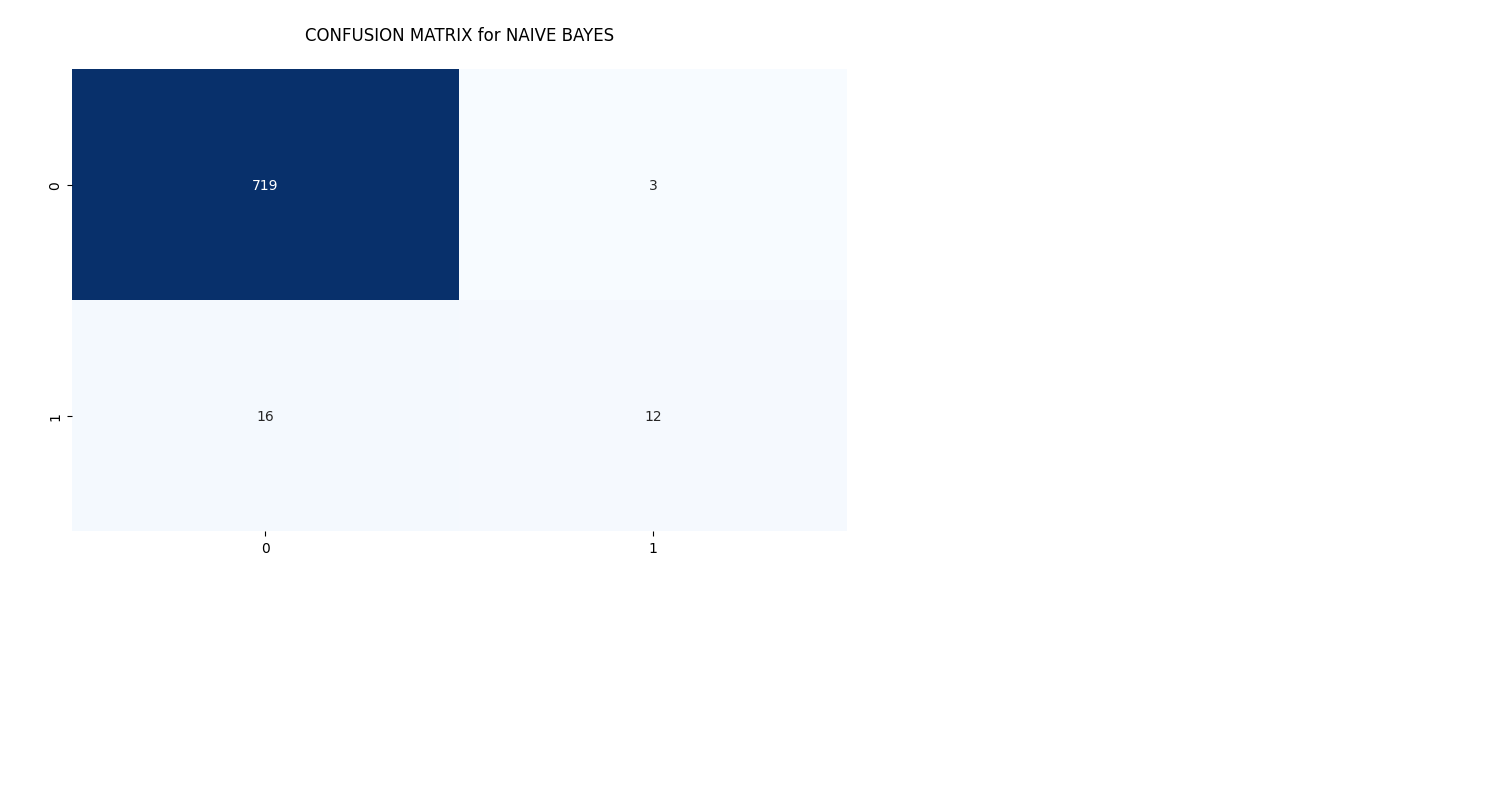
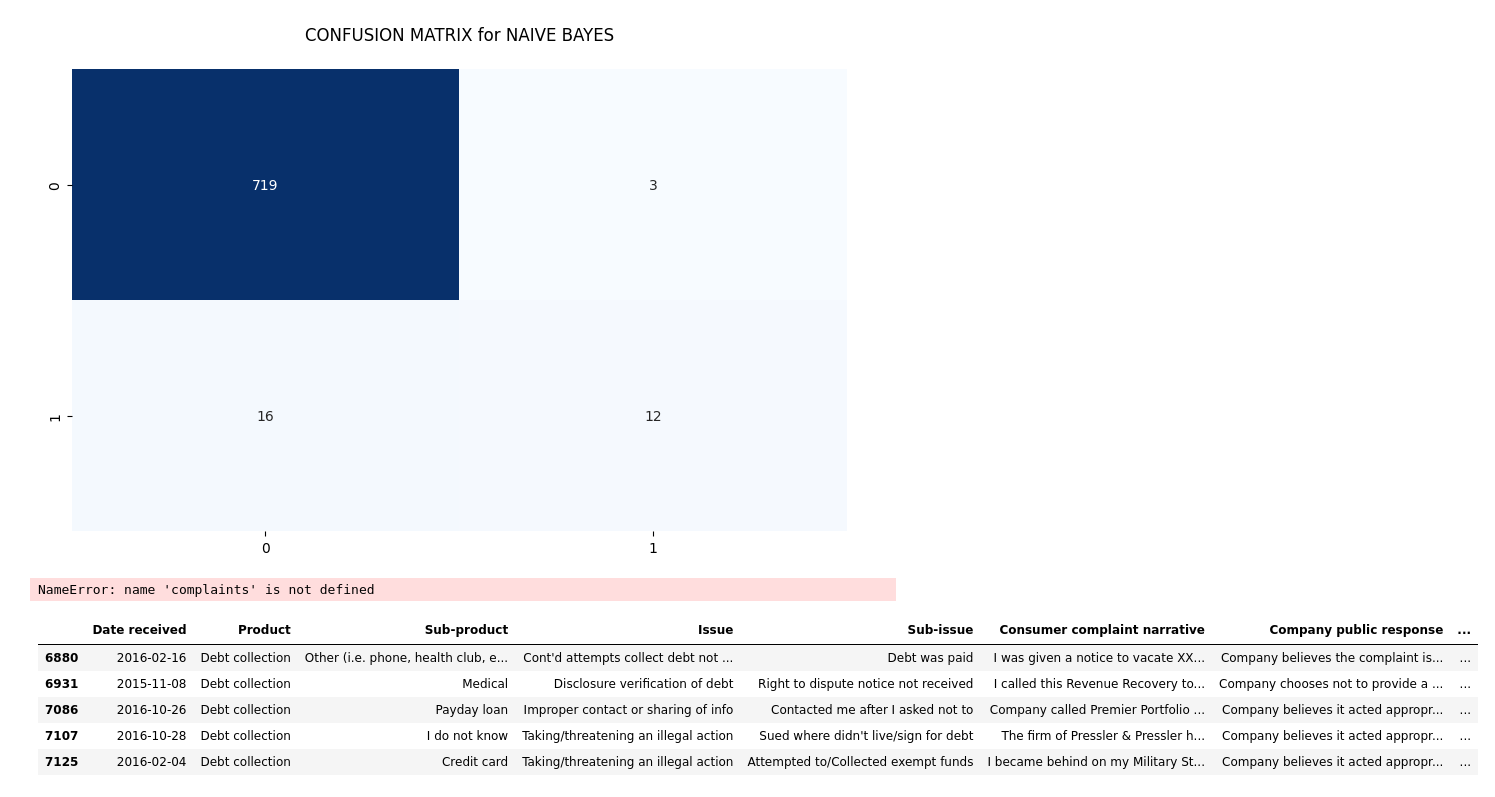
Before and after one commit to ret7020/MoscowMastersWorkflow, a Jupyter notebook: ComplaintWork/CD.ipynb, the cells around one changed output. Drawn from its saved outputs; the diff is of its cells as text; code cells hidden in the pictures; blank space fills up the shorter version.

```diff
--- a/ComplaintWork/CD.ipynb
+++ b/ComplaintWork/CD.ipynb
@@ -956,3 +956,7 @@ y_pred_cb = clf_cb.predict(X_test)
 #                               cv=2)
 # grid_cb.fit(X_train, y_train)
 # print(grid_cb.best_params_)
+# %%
+complaints
+# %% [output]
+NameError: name 'complaints' is not defined
@@ -958,0 +984,9 @@ y_pred_cb = clf_cb.predict(X_test)
+# %%
+complaints.head()
+# %% [output]
+|  | Date received | Product | Sub-product | Issue | Sub-issue | Consumer complaint narrative | Company public response | ... |
+| 6880 | 2016-02-16 | Debt collection | Other (i.e. phone, health club, e... | Cont'd attempts collect debt not ... | Debt was paid | I was given a notice to vacate XX... | Company believes the complaint is... | ... |
+| 6931 | 2015-11-08 | Debt collection | Medical | Disclosure verification of debt | Right to dispute notice not received | I called this Revenue Recovery to... | Company chooses not to provide a ... | ... |
+| 7086 | 2016-10-26 | Debt collection | Payday loan | Improper contact or sharing of info | Contacted me after I asked not to | Company called Premier Portfolio ... | Company believes it acted appropr... | ... |
+| 7107 | 2016-10-28 | Debt collection | I do not know | Taking/threatening an illegal action | Sued where didn't live/sign for debt | The firm of Pressler & Pressler h... | Company believes it acted appropr... | ... |
+| 7125 | 2016-02-04 | Debt collection | Credit card | Taking/threatening an illegal action | Attempted to/Collected exempt funds | I became behind on my Military St... | Company believes it acted appropr... | ... |
```
Also changed, not shown: parts of 13 cells of this notebook.
